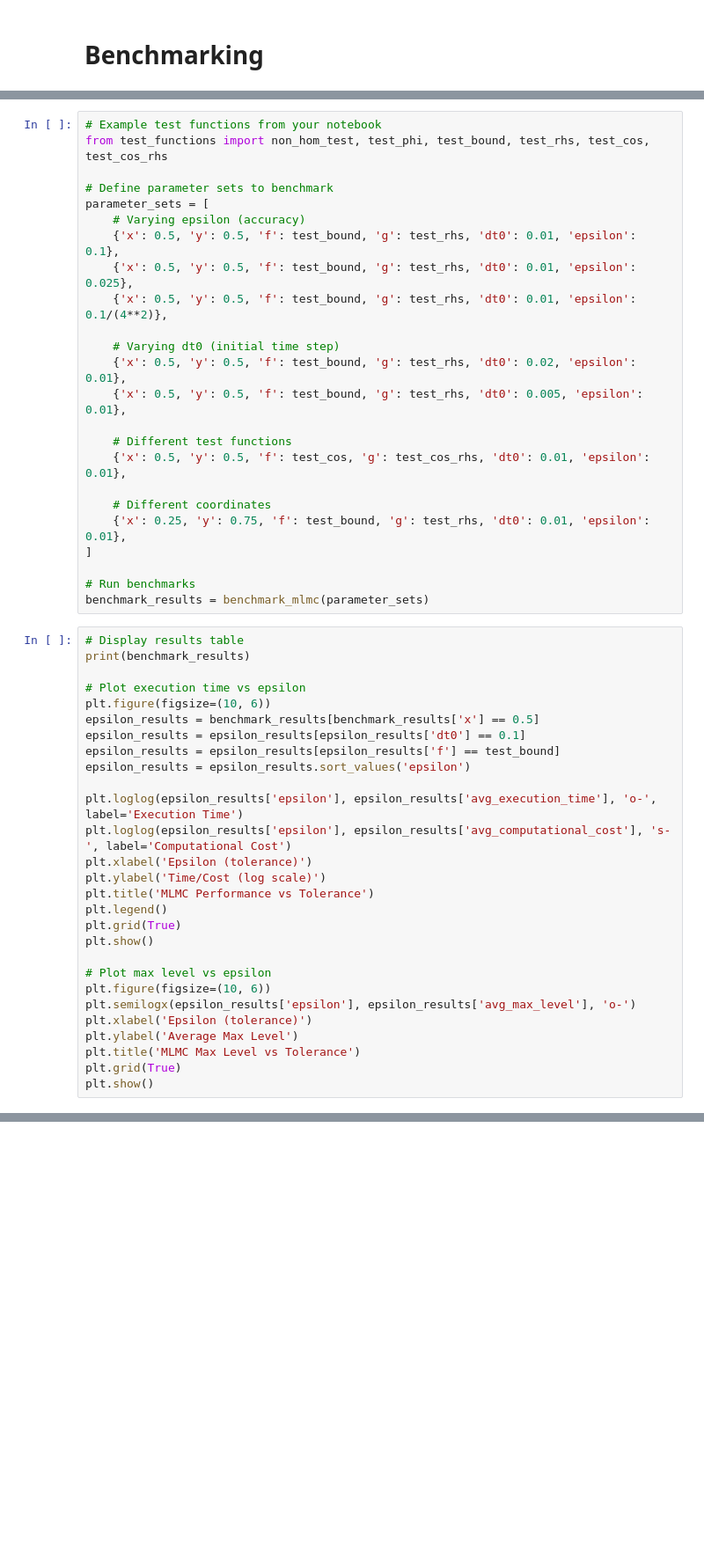
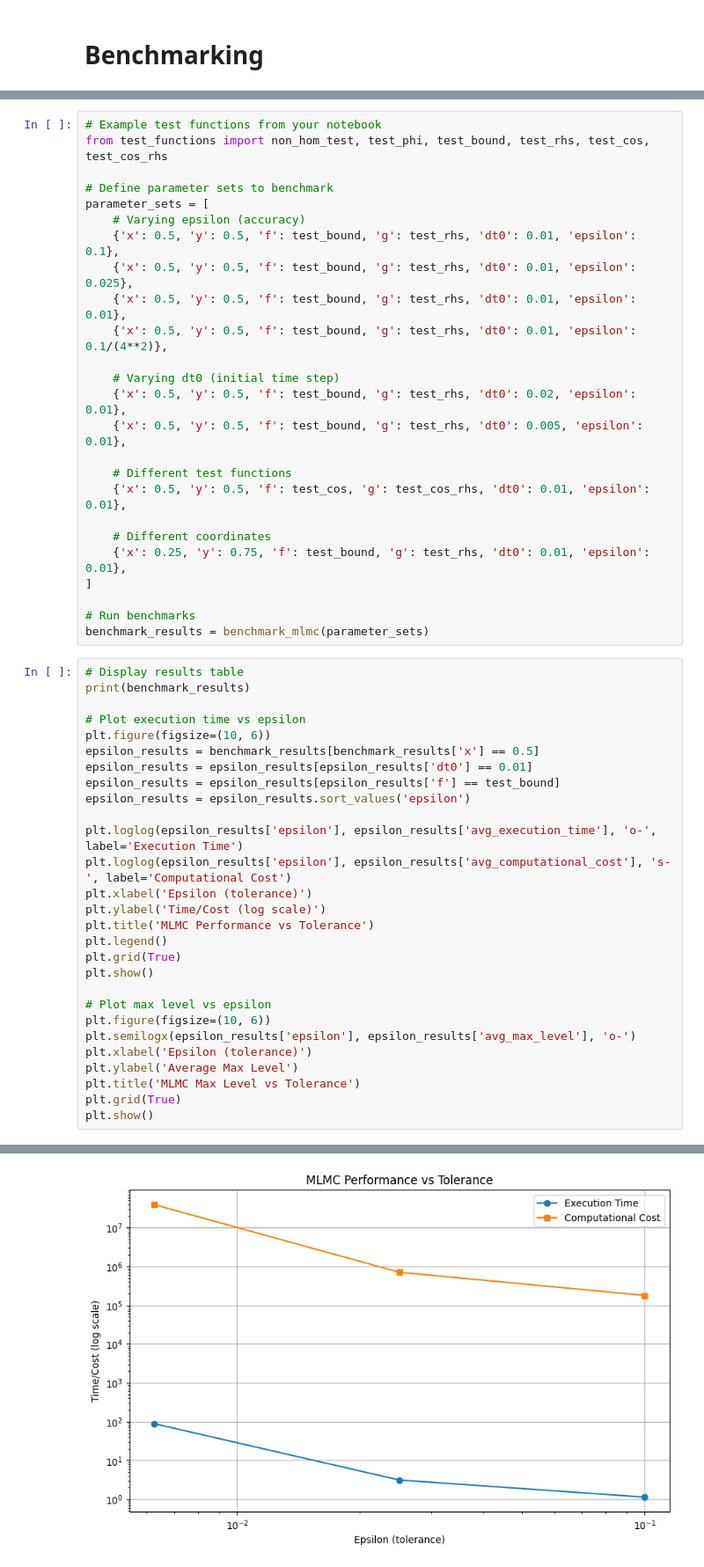
Before and after one commit to casparschucan/feynman-kac-python, a Jupyter notebook: src/benchmarking.ipynb, the cells around one changed output, grey strips where cells are left out. Shown at 88% size. Cells and saved outputs as stored; diff of their text form; blank space fills up the shorter version.

Commit message:
more test functions

```diff
--- a/src/benchmarking.ipynb
+++ b/src/benchmarking.ipynb
@@ -51,6 +51,7 @@ parameter_sets = [
     # Varying epsilon (accuracy)
     {'x': 0.5, 'y': 0.5, 'f': test_bound, 'g': test_rhs, 'dt0': 0.01, 'epsilon': 0.1},
     {'x': 0.5, 'y': 0.5, 'f': test_bound, 'g': test_rhs, 'dt0': 0.01, 'epsilon': 0.025},
+    {'x': 0.5, 'y': 0.5, 'f': test_bound, 'g': test_rhs, 'dt0': 0.01, 'epsilon': 0.01},
     {'x': 0.5, 'y': 0.5, 'f': test_bound, 'g': test_rhs, 'dt0': 0.01, 'epsilon': 0.1/(4**2)},
 
     # Varying dt0 (initial time step)
@@ -73,7 +74,7 @@ print(benchmark_results)
 # Plot execution time vs epsilon
 plt.figure(figsize=(10, 6))
 epsilon_results = benchmark_results[benchmark_results['x'] == 0.5]
-epsilon_results = epsilon_results[epsilon_results['dt0'] == 0.1]
+epsilon_results = epsilon_results[epsilon_results['dt0'] == 0.01]
 epsilon_results = epsilon_results[epsilon_results['f'] == test_bound]
 epsilon_results = epsilon_results.sort_values('epsilon')
 
@@ -94,3 +95,4 @@ plt.ylabel('Average Max Level')
 plt.title('MLMC Max Level vs Tolerance')
 plt.grid(True)
 plt.show()
+# %% [output]
@@ -96,0 +116 @@ plt.show()
+[figure, added]
```
Also changed, not shown: parts of 1 cell of this notebook, 3 other files.
